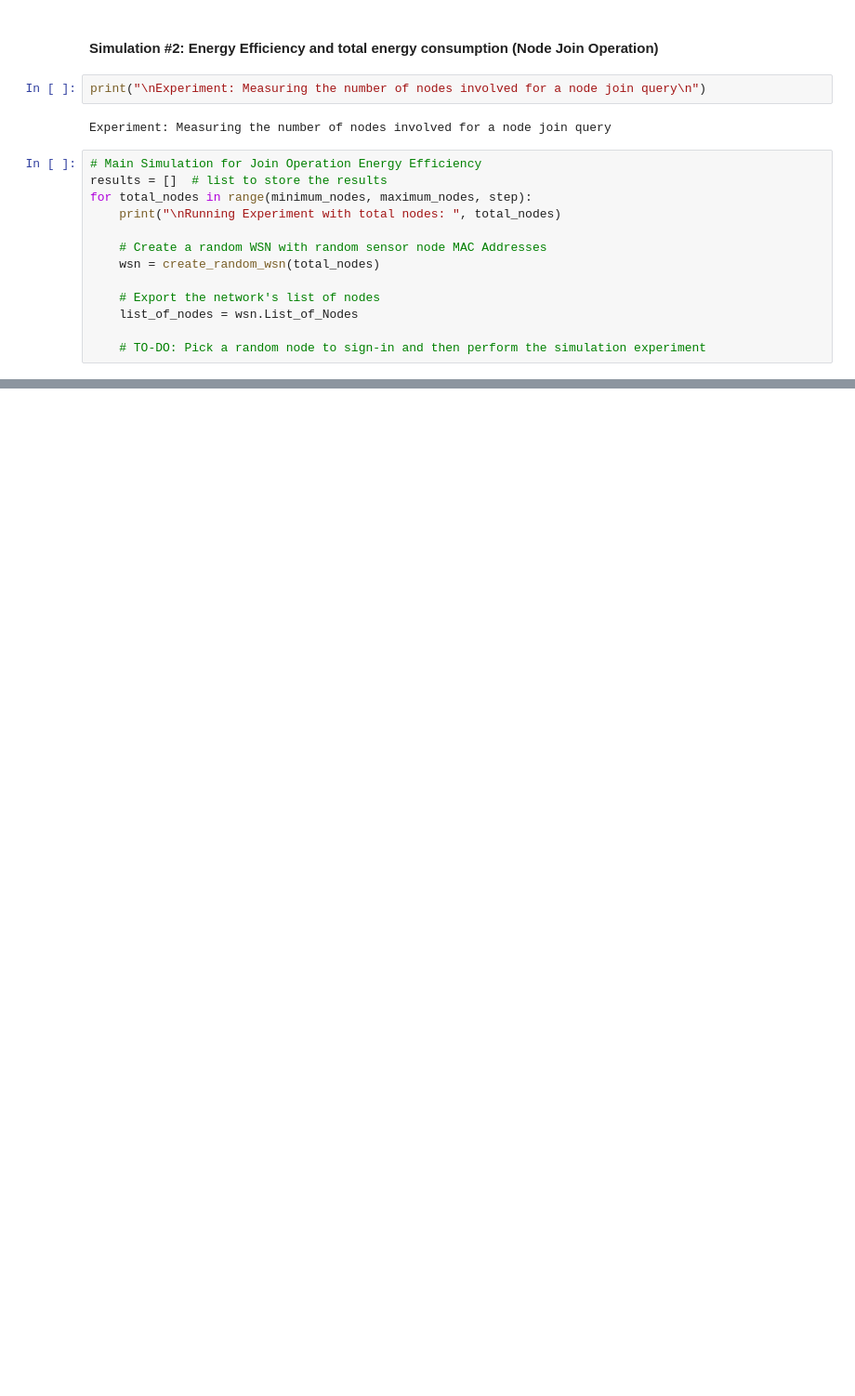
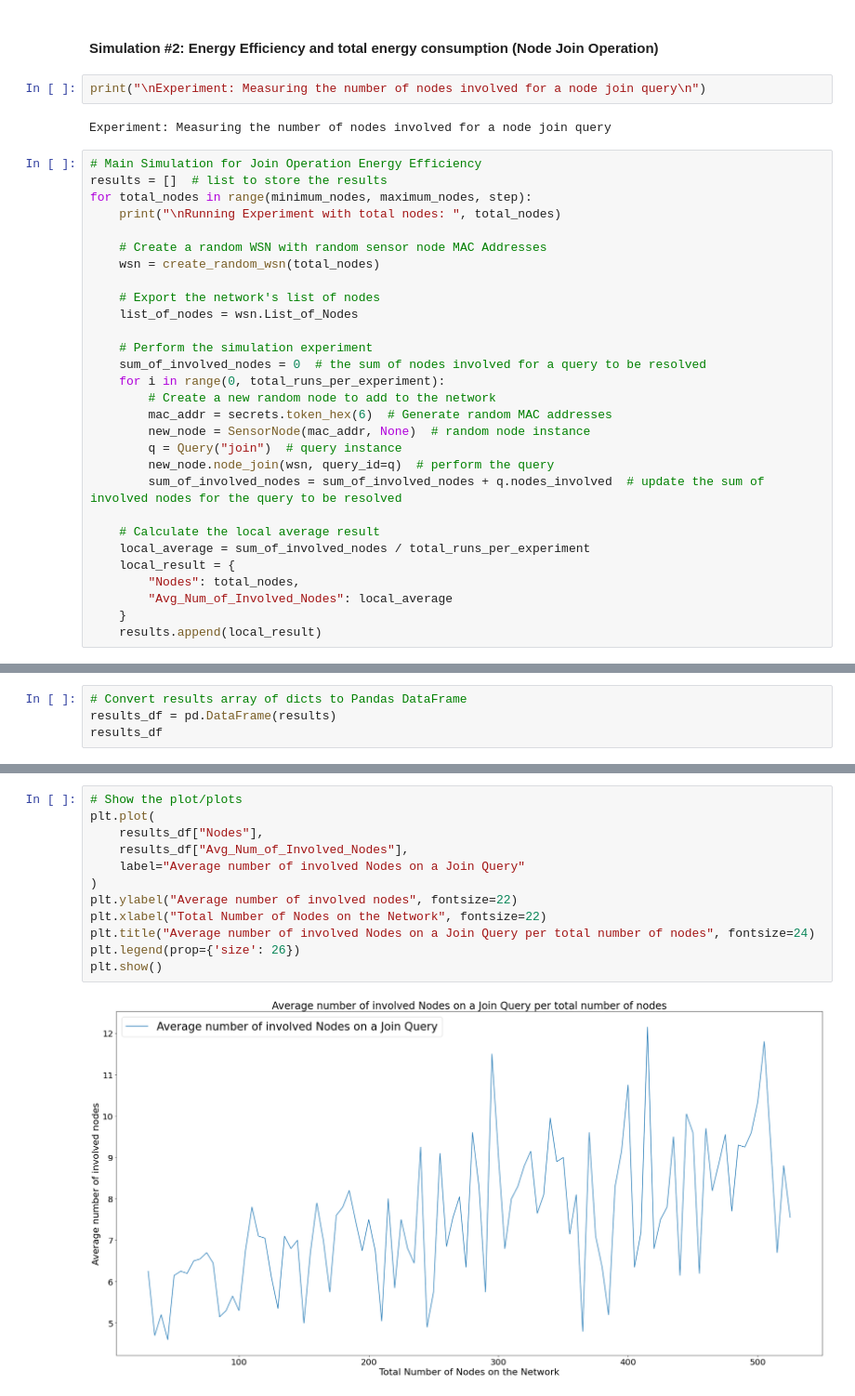
Before and after one commit to takis104/WiCHORD-chord-application-P2P-Wireless-Sensor-Network-IoT, a Jupyter notebook: WiCHORD-Plus-Simulator-Python/WiCHORD_Plus_Simulator.ipynb, the cells around one changed output, grey strips where cells are left out. Shown at 93% size. Drawn from its saved outputs; the diff is of its cells as text; blank space fills up the shorter version.

Commit message:
Update WiCHORD_Plus_Simulator.ipynb
Add more simulation experiments

```diff
--- a/WiCHORD-Plus-Simulator-Python/WiCHORD_Plus_Simulator.ipynb
+++ b/WiCHORD-Plus-Simulator-Python/WiCHORD_Plus_Simulator.ipynb
@@ -195,4 +195,20 @@ for total_nodes in range(minimum_nodes, maximum_nodes, step):
     # Export the network's list of nodes
     list_of_nodes = wsn.List_of_Nodes
 
-    # TO-DO: Pick a random node to sign-in and then perform the simulation experiment
+    # Perform the simulation experiment
+    sum_of_involved_nodes = 0  # the sum of nodes involved for a query to be resolved
+    for i in range(0, total_runs_per_experiment):
+        # Create a new random node to add to the network
+        mac_addr = secrets.token_hex(6)  # Generate random MAC addresses
+        new_node = SensorNode(mac_addr, None)  # random node instance
+        q = Query("join")  # query instance
+        new_node.node_join(wsn, query_id=q)  # perform the query
+        sum_of_involved_nodes = sum_of_involved_nodes + q.nodes_involved  # update the sum of involved nodes for the query to be resolved
+
+    # Calculate the local average result
+    local_average = sum_of_involved_nodes / total_runs_per_experiment
+    local_result = {
+        "Nodes": total_nodes,
+        "Avg_Num_of_Involved_Nodes": local_average
+    }
+    results.append(local_result)
@@ -198,0 +253,4 @@ for total_nodes in range(minimum_nodes, maximum_nodes, step):
+# %%
+# Convert results array of dicts to Pandas DataFrame
+results_df = pd.DataFrame(results)
+results_df
@@ -198,0 +271,14 @@ for total_nodes in range(minimum_nodes, maximum_nodes, step):
+# %%
+# Show the plot/plots
+plt.plot(
+    results_df["Nodes"],
+    results_df["Avg_Num_of_Involved_Nodes"],
+    label="Average number of involved Nodes on a Join Query"
+)
+plt.ylabel("Average number of involved nodes", fontsize=22)
+plt.xlabel("Total Number of Nodes on the Network", fontsize=22)
+plt.title("Average number of involved Nodes on a Join Query per total number of nodes", fontsize=24)
+plt.legend(prop={'size': 26})
+plt.show()
+# %% [output]
+[figure, added]
```
Also changed, not shown: parts of 19 cells of this notebook.
